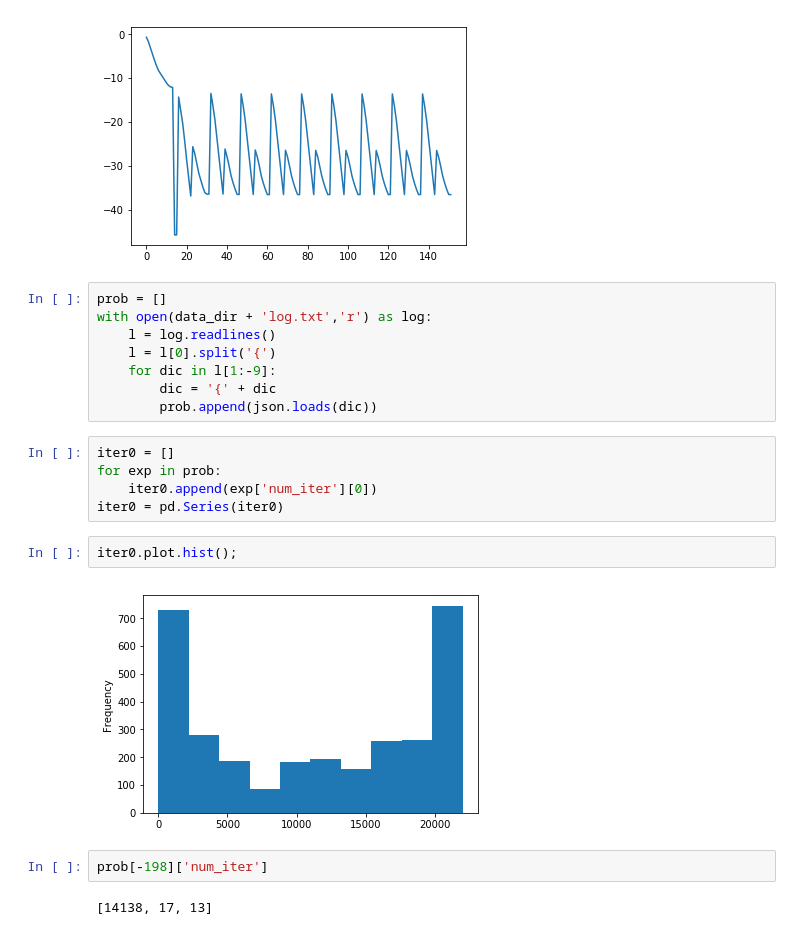
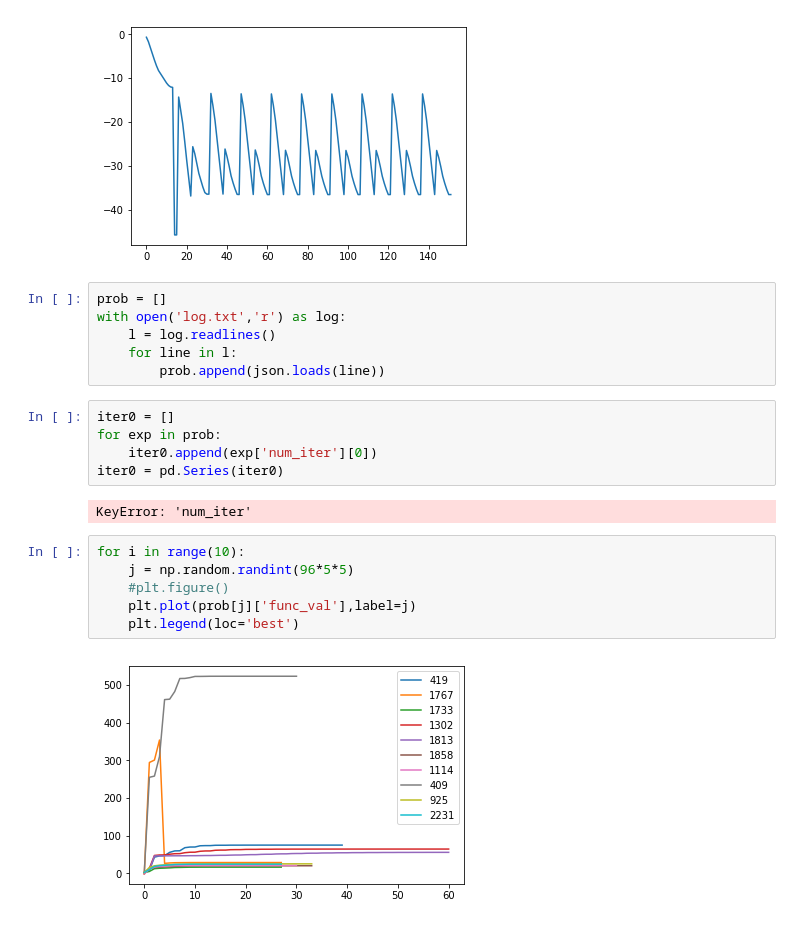
Before and after one commit to neurospin/pylearn-parsimony, a Jupyter notebook: examples/Glioma_Data/Results-Copy1.ipynb, the cells around one changed output. Saved outputs shown, nothing was run; the diff lists cells and outputs as text.

Commit message:
changed steps and mx_iter

```diff
--- a/examples/Glioma_Data/Results-Copy1.ipynb
+++ b/examples/Glioma_Data/Results-Copy1.ipynb
@@ -192,22 +192,22 @@ plt.plot(best_mod.info['fvalue']);
 [figure]
 # %%
 prob = []
-with open(data_dir + 'log.txt','r') as log:
+with open('log.txt','r') as log:
     l = log.readlines()
-    l = l[0].split('{')
-    for dic in l[1:-9]:
-        dic = '{' + dic
-        prob.append(json.loads(dic))
+    for line in l:
+        prob.append(json.loads(line))
 # %%
 iter0 = []
 for exp in prob:
     iter0.append(exp['num_iter'][0])
 iter0 = pd.Series(iter0)
+# %% [output]
+KeyError: 'num_iter'
-# %%
-iter0.plot.hist();
-# %% [output]
-[figure, removed]
-# %%
-prob[-198]['num_iter']
-# %% [output]
-[14138, 17, 13]
+# %%
+for i in range(10):
+    j = np.random.randint(96*5*5)
+    #plt.figure()
+    plt.plot(prob[j]['func_val'],label=j)
+    plt.legend(loc='best')
+# %% [output]
+[figure, added]
```
Also changed, not shown: parts of 29 cells of this notebook, 5 other files.
